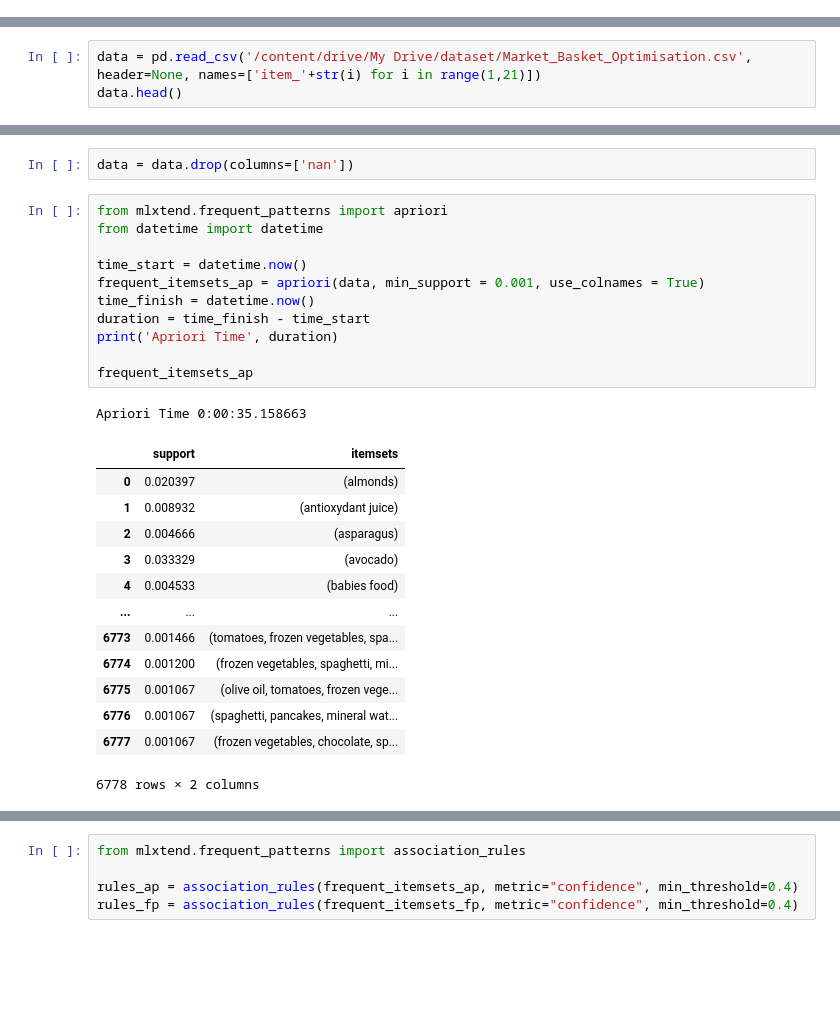
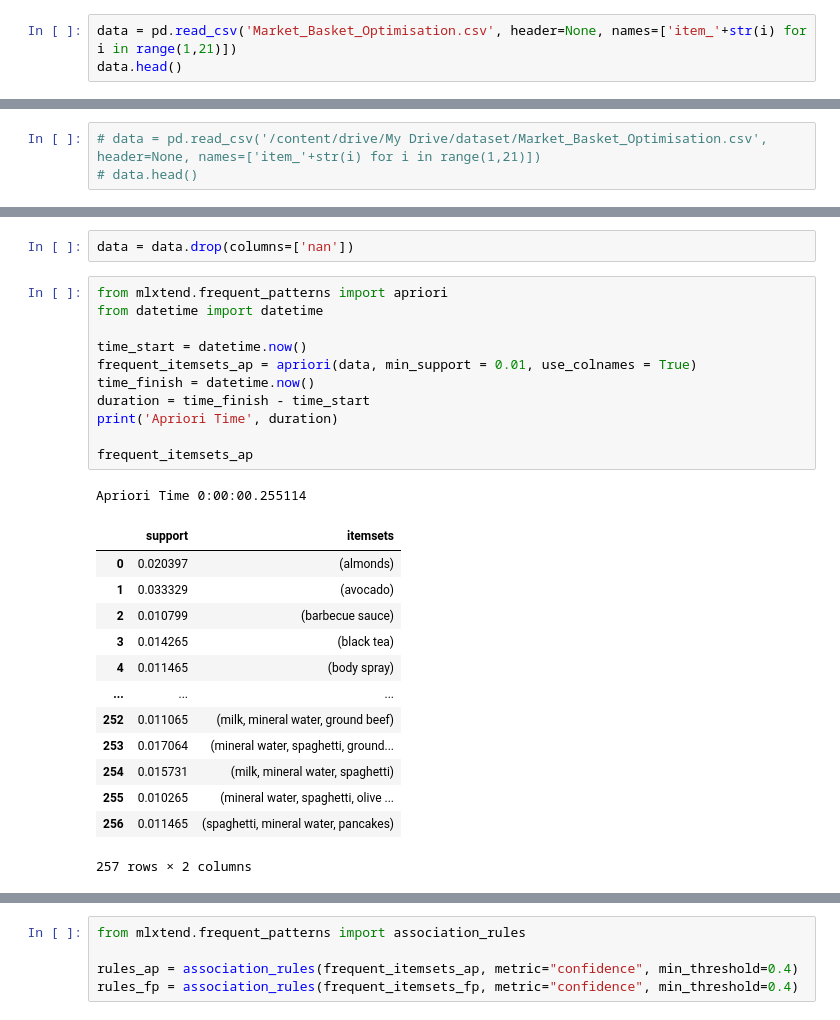
Before and after one commit to riomukhtarom/machine-learning, a Jupyter notebook: association-rules/apriori_vs_fptree.ipynb, the cells around one changed output, grey strips where cells are left out. Cells and saved outputs as stored; diff of their text form; blank space fills up the shorter version.

```diff
--- a/association-rules/apriori_vs_fptree.ipynb
+++ b/association-rules/apriori_vs_fptree.ipynb
@@ -11,3 +11,6 @@ import matplotlib.pyplot as plt
 # for market basket analysis
 from mlxtend.frequent_patterns import apriori
 from mlxtend.frequent_patterns import association_rules
+# %%
+data = pd.read_csv('Market_Basket_Optimisation.csv', header=None, names=['item_'+str(i) for i in range(1,21)])
+data.head()
@@ -17,6 +27,6 @@ drive.mount('/content/drive')
 # %%
-data = pd.read_csv('/content/drive/My Drive/dataset/Market_Basket_Optimisation.csv', header=None, names=['item_'+str(i) for i in range(1,21)])
-data.head()
+# data = pd.read_csv('/content/drive/My Drive/dataset/Market_Basket_Optimisation.csv', header=None, names=['item_'+str(i) for i in range(1,21)])
+# data.head()
 # %%
 # making each customers shopping items an identical list
 trans = []
@@ -53,29 +63,29 @@ data = data.drop(columns=['nan'])
 # %%
 from mlxtend.frequent_patterns import apriori
 from datetime import datetime
 
 time_start = datetime.now()
-frequent_itemsets_ap = apriori(data, min_support = 0.001, use_colnames = True)
+frequent_itemsets_ap = apriori(data, min_support = 0.01, use_colnames = True)
 time_finish = datetime.now()
 duration = time_finish - time_start
 print('Apriori Time', duration)
 
 frequent_itemsets_ap
 # %% [output]
-Apriori Time 0:00:35.158663
+Apriori Time 0:00:00.255114
 |  | support | itemsets |
 | 0 | 0.020397 | (almonds) |
-| 1 | 0.008932 | (antioxydant juice) |
-| 2 | 0.004666 | (asparagus) |
-| 3 | 0.033329 | (avocado) |
-| 4 | 0.004533 | (babies food) |
+| 1 | 0.033329 | (avocado) |
+| 2 | 0.010799 | (barbecue sauce) |
+| 3 | 0.014265 | (black tea) |
+| 4 | 0.011465 | (body spray) |
 | ... | ... | ... |
-| 6773 | 0.001466 | (tomatoes, frozen vegetables, spa... |
-| 6774 | 0.001200 | (frozen vegetables, spaghetti, mi... |
-| 6775 | 0.001067 | (olive oil, tomatoes, frozen vege... |
-| 6776 | 0.001067 | (spaghetti, pancakes, mineral wat... |
-| 6777 | 0.001067 | (frozen vegetables, chocolate, sp... |
+| 252 | 0.011065 | (milk, mineral water, ground beef) |
+| 253 | 0.017064 | (mineral water, spaghetti, ground... |
+| 254 | 0.015731 | (milk, mineral water, spaghetti) |
+| 255 | 0.010265 | (mineral water, spaghetti, olive ... |
+| 256 | 0.011465 | (spaghetti, mineral water, pancakes) |
-6778 rows × 2 columns
+257 rows × 2 columns
 # %%
 from mlxtend.frequent_patterns import fpgrowth
 from datetime import datetime
```
Also changed, not shown: parts of 6 cells of this notebook.
